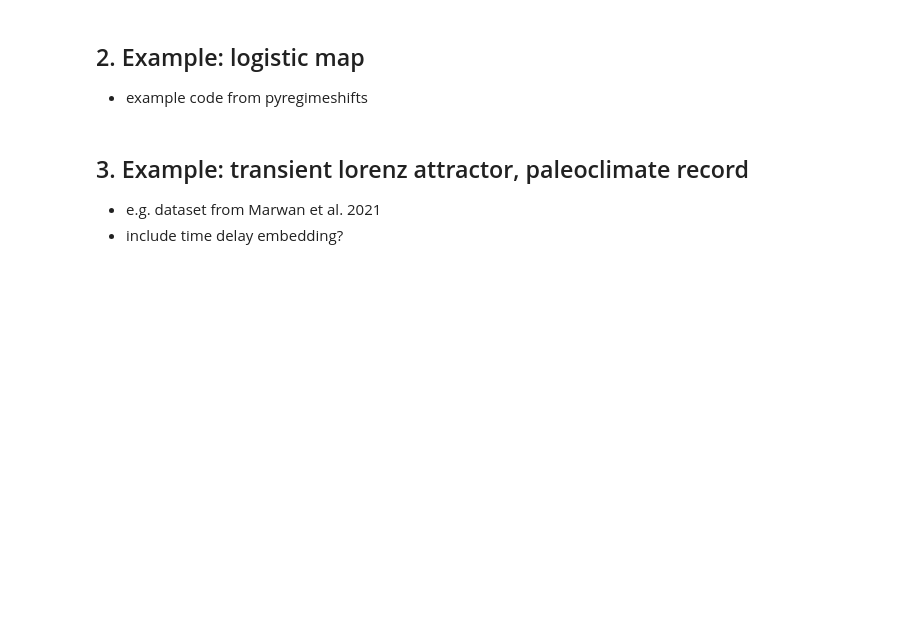
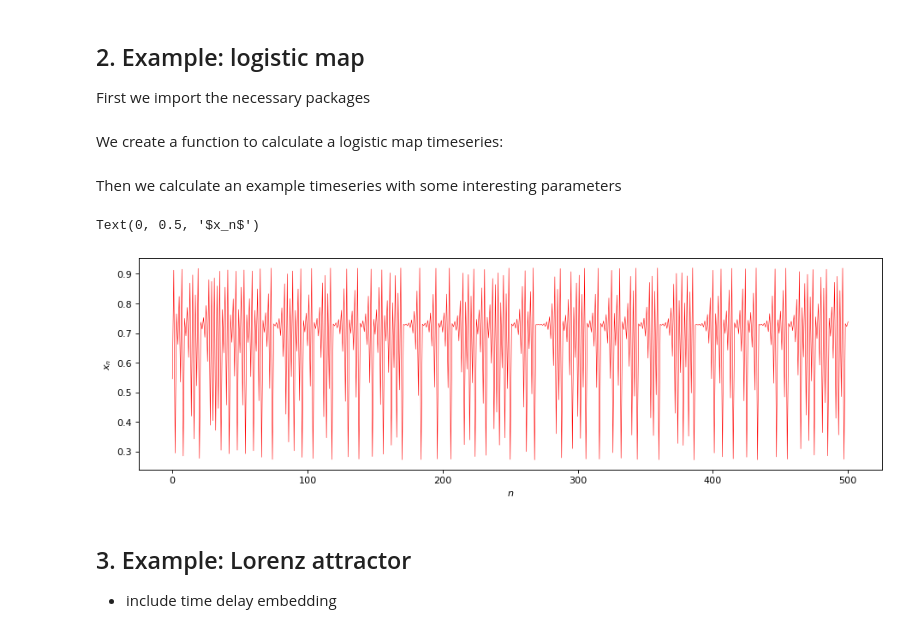
Before and after one commit to fkuehlein/pyunicorn, a Jupyter notebook: notebooks/tutorial_SlidingWindow.ipynb, the cells around one changed output. Saved outputs shown, nothing was run; the diff lists cells and outputs as text; code cells hidden in the pictures; blank space fills up the shorter version.

Commit message:
enhanced theory and LM example

```diff
--- a/notebooks/tutorial_SlidingWindow.ipynb
+++ b/notebooks/tutorial_SlidingWindow.ipynb
@@ -25,4 +48,4 @@ Jonathan:
 # %% [markdown]
 ## 2. Example: logistic map
 
-- example code from pyregimeshifts
+First we import the necessary packages
@@ -28,0 +56,51 @@ Jonathan:
+# %% [markdown]
+We create a function to calculate a logistic map timeseries:
+# %%
+def logistic_map(x0, r, N, spinup=100):
+    """
+    Returns a time series of length T using the logistic map
+    x_(n+1) = r*x_n(1-x_n) at parameter r and using the initial condition x0.
+
+    INPUT: x0 - Initial condition, 0 <= x0 <= 1
+            r - Bifurcation parameter, 0 <= r <= 4
+            N - length of the desired time series
+            spinup - number of spinup-timesteps before storing results to output
+    OUTPUT: numpy array of timeseries under given parameters
+    """
+    # spinup
+    for n in range(spinup):
+        x0 = r * x0 * (1 - x0)
+
+    #  Initialize timeSeries as python list with initial condition as first entry
+    timeseries = [x0]
+
+    for n in range(N):
+        # get current timestep value
+        xn = timeseries[n]
+        # calculate next timestep value
+        xstep = r * xn * (1 - xn)
+        # append new timestep value to timeSeries
+        timeseries.append(xstep)
+
+    return np.array(timeseries)
+# %% [markdown]
+Then we calculate an example timeseries with some interesting parameters
+# %%
+#  Parameters of logistic map
+r = 3.679  # Bifurcation parameter
+x0 = 0.7   # Initial value
+
+#  Length of the time series
+N = 500
+
+#Generate the timeseries
+x = logistic_map(x0, r, N)
+
+#  Plot the time series
+plt.figure(figsize=(14, 4), dpi=80)
+plt.plot(x, "r", lw=.5)
+plt.xlabel("$n$")
+plt.ylabel("$x_n$")
+# %% [output]
+Text(0, 0.5, '$x_n$')
+[figure, added]
@@ -29,5 +170,3 @@ Jonathan:
 # %% [markdown]
-## 3. Example: transient lorenz attractor, paleoclimate record
-
-- e.g. dataset from Marwan et al. 2021
-- include time delay embedding?
+## 3. Example: Lorenz attractor
+- include time delay embedding
```
Also changed, not shown: parts of 6 cells of this notebook.
